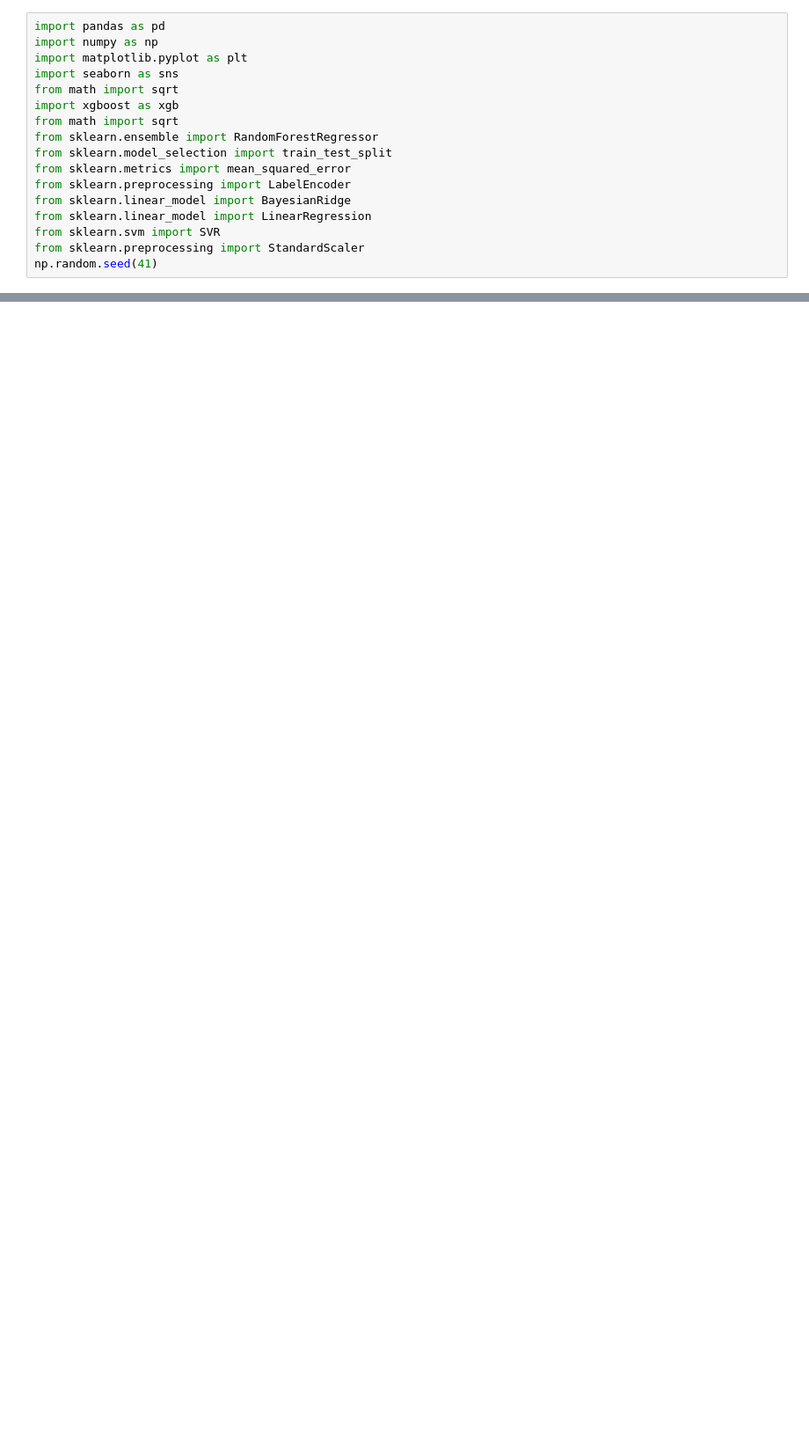
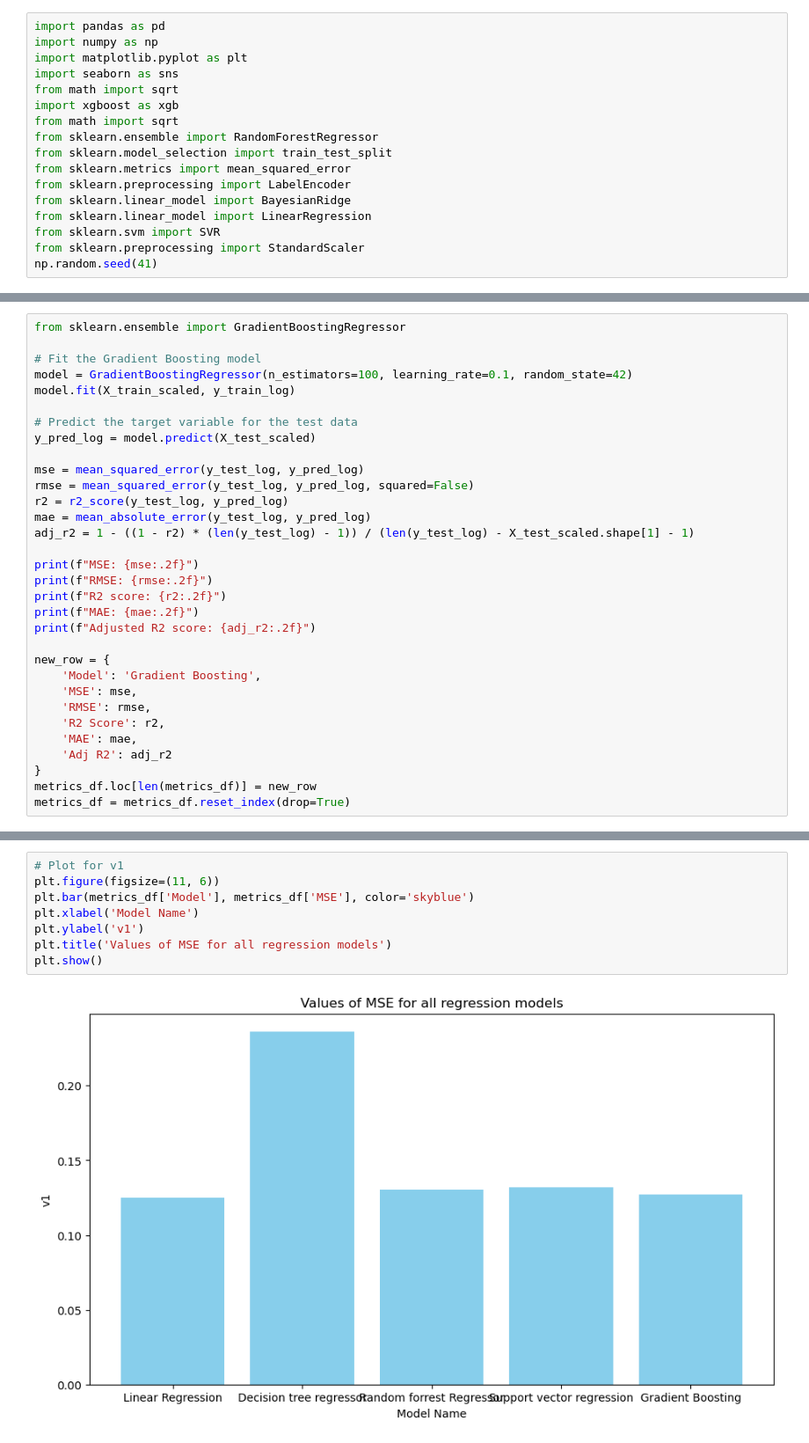
Before and after one commit to cop5611-S24/The-Deadlock-Destroyers, a Jupyter notebook: Untitled.ipynb, the cells around one changed output, grey strips where cells are left out. Shown at 88% size. Saved outputs shown, nothing was run; the diff lists cells and outputs as text; blank space fills up the shorter version.

```diff
--- a/Untitled.ipynb
+++ b/Untitled.ipynb
@@ -126,0 +281,32 @@ Adjusted R2 score: 0.18
+# %%
+from sklearn.ensemble import GradientBoostingRegressor
+
+# Fit the Gradient Boosting model
+model = GradientBoostingRegressor(n_estimators=100, learning_rate=0.1, random_state=42)
+model.fit(X_train_scaled, y_train_log)
+
+# Predict the target variable for the test data
+y_pred_log = model.predict(X_test_scaled)
+
+mse = mean_squared_error(y_test_log, y_pred_log)
+rmse = mean_squared_error(y_test_log, y_pred_log, squared=False)
+r2 = r2_score(y_test_log, y_pred_log)
+mae = mean_absolute_error(y_test_log, y_pred_log)
+adj_r2 = 1 - ((1 - r2) * (len(y_test_log) - 1)) / (len(y_test_log) - X_test_scaled.shape[1] - 1)
+
+print(f"MSE: {mse:.2f}")
+print(f"RMSE: {rmse:.2f}")
+print(f"R2 score: {r2:.2f}")
+print(f"MAE: {mae:.2f}")
+print(f"Adjusted R2 score: {adj_r2:.2f}")
+
+new_row = {
+    'Model': 'Gradient Boosting',
+    'MSE': mse,
+    'RMSE': rmse,
+    'R2 Score': r2,
+    'MAE': mae,
+    'Adj R2': adj_r2
+}
+metrics_df.loc[len(metrics_df)] = new_row
+metrics_df = metrics_df.reset_index(drop=True)
@@ -126,0 +328,10 @@ Adjusted R2 score: 0.18
+# %%
+# Plot for v1
+plt.figure(figsize=(11, 6))
+plt.bar(metrics_df['Model'], metrics_df['MSE'], color='skyblue')
+plt.xlabel('Model Name')
+plt.ylabel('v1')
+plt.title('Values of MSE for all regression models')
+plt.show()
+# %% [output]
+[figure, added]
```
Also changed, not shown: parts of 18 cells of this notebook, 1 other file.
